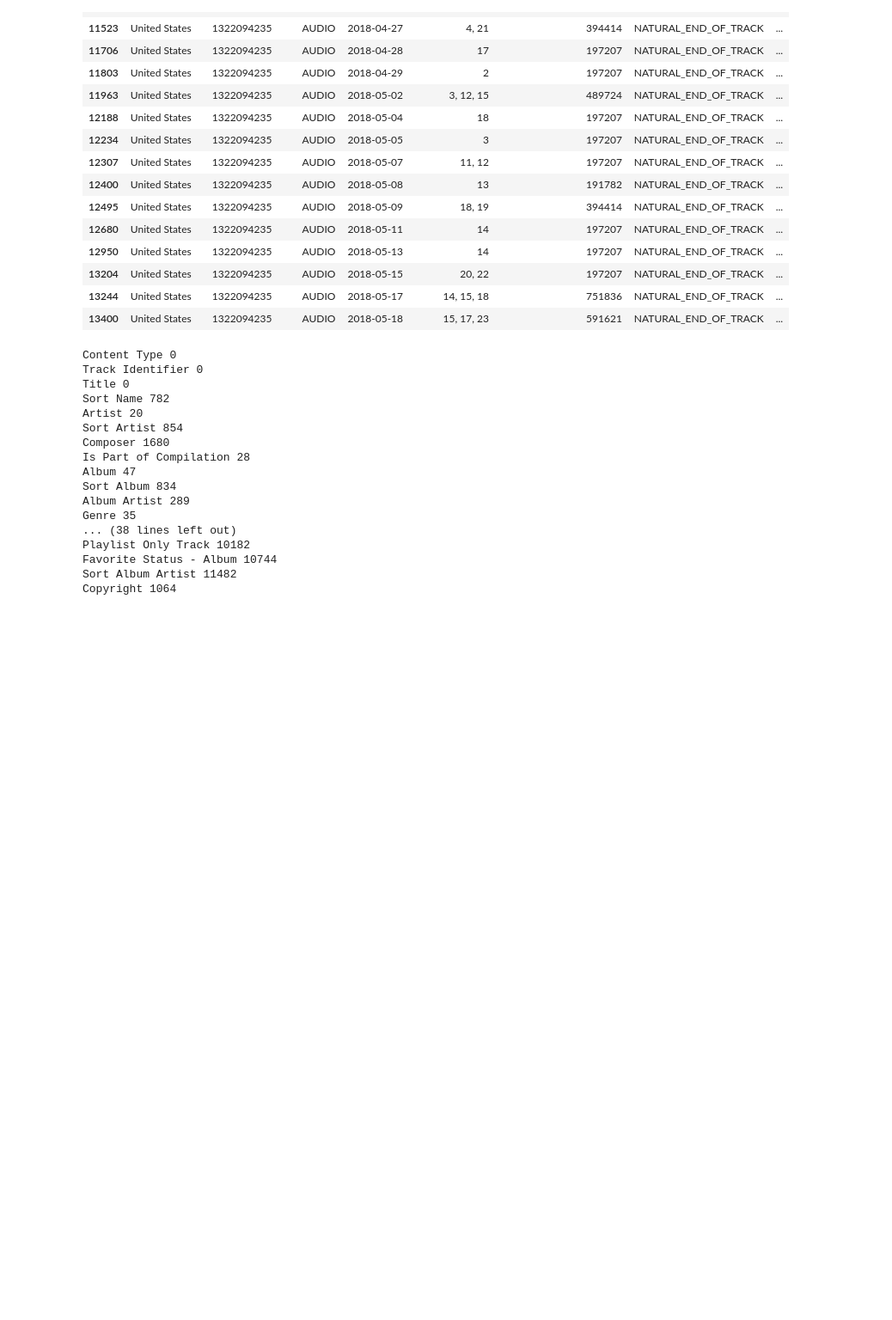
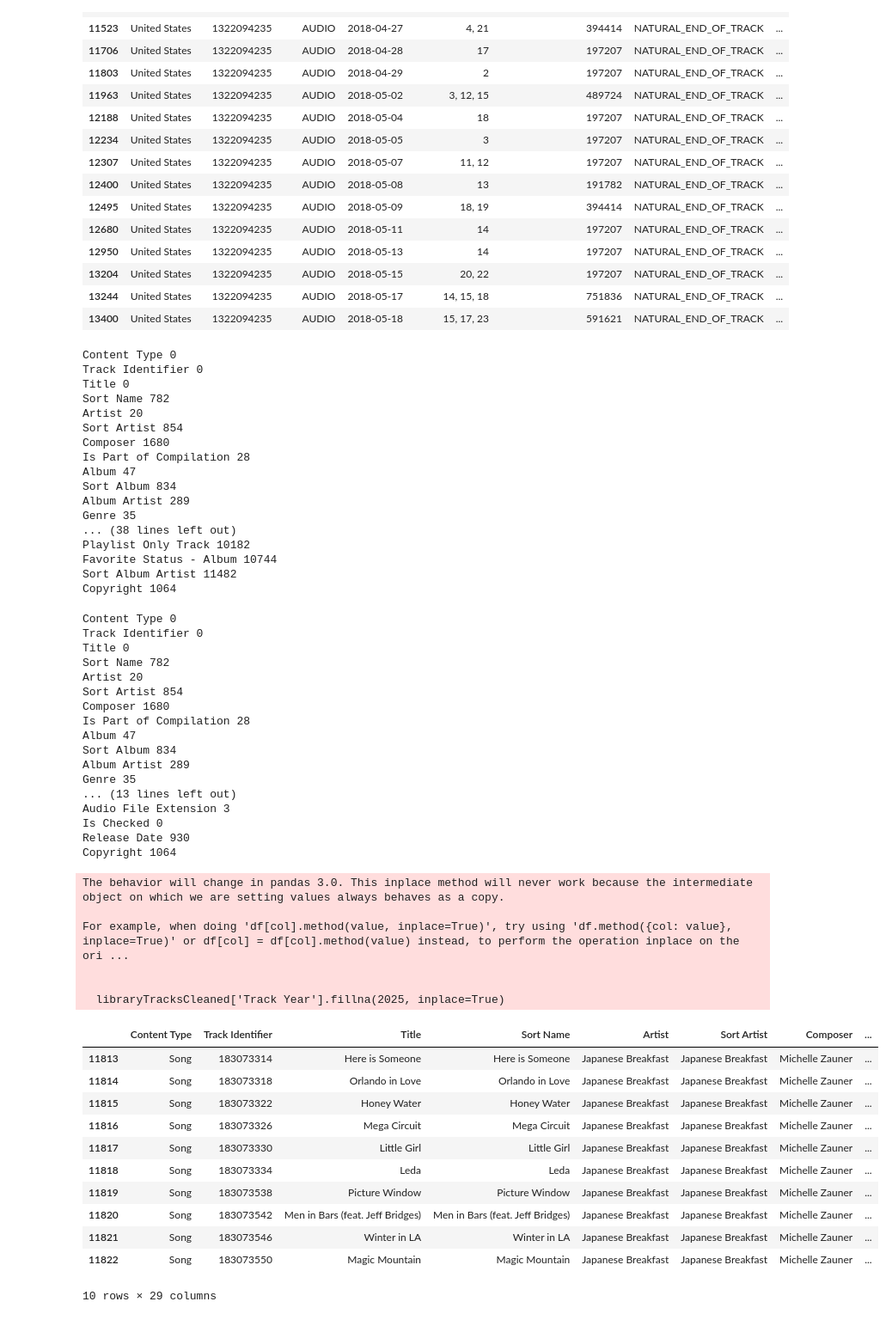
Before and after one commit to kurt-jr/Genius, a Jupyter notebook: AppleMusic.ipynb, the cells around one changed output. Shown: that part at 86% size. Saved outputs shown, nothing was run; the diff lists cells and outputs as text; code cells hidden in the pictures; blank space fills up the shorter version.

```diff
--- a/AppleMusic.ipynb
+++ b/AppleMusic.ipynb
@@ -130,0 +138,41 @@ Copyright 1064
+# %%
+for colunm in libraryTracksCleaned.columns:
+    print(colunm, libraryTracksCleaned[colunm].isna().sum())
+#libraryTracksCleaned[libraryTracksCleaned['Track Year'].isna()]
+libraryTracksCleaned['Track Year'].fillna(2025, inplace=True)
+# %% [output]
+Content Type 0
+Track Identifier 0
+Title 0
+Sort Name 782
+Artist 20
+Sort Artist 854
+Composer 1680
+Is Part of Compilation 28
+Album 47
+Sort Album 834
+Album Artist 289
+Genre 35
+... (13 lines left out)
+Audio File Extension 3
+Is Checked 0
+Release Date 930
+Copyright 1064
+The behavior will change in pandas 3.0. This inplace method will never work because the intermediate object on which we are setting values always behaves as a copy.
+
+For example, when doing 'df[col].method(value, inplace=True)', try using 'df.method({col: value}, inplace=True)' or df[col] = df[col].method(value) instead, to perform the operation inplace on the ori ...
+
+
+  libraryTracksCleaned['Track Year'].fillna(2025, inplace=True)
+|  | Content Type | Track Identifier | Title | Sort Name | Artist | Sort Artist | Composer | ... |
+| 11813 | Song | 183073314 | Here is Someone | Here is Someone | Japanese Breakfast | Japanese Breakfast | Michelle Zauner | ... |
+| 11814 | Song | 183073318 | Orlando in Love | Orlando in Love | Japanese Breakfast | Japanese Breakfast | Michelle Zauner | ... |
+| 11815 | Song | 183073322 | Honey Water | Honey Water | Japanese Breakfast | Japanese Breakfast | Michelle Zauner | ... |
+| 11816 | Song | 183073326 | Mega Circuit | Mega Circuit | Japanese Breakfast | Japanese Breakfast | Michelle Zauner | ... |
+| 11817 | Song | 183073330 | Little Girl | Little Girl | Japanese Breakfast | Japanese Breakfast | Michelle Zauner | ... |
+| 11818 | Song | 183073334 | Leda | Leda | Japanese Breakfast | Japanese Breakfast | Michelle Zauner | ... |
+| 11819 | Song | 183073538 | Picture Window | Picture Window | Japanese Breakfast | Japanese Breakfast | Michelle Zauner | ... |
+| 11820 | Song | 183073542 | Men in Bars (feat. Jeff Bridges) | Men in Bars (feat. Jeff Bridges) | Japanese Breakfast | Japanese Breakfast | Michelle Zauner | ... |
+| 11821 | Song | 183073546 | Winter in LA | Winter in LA | Japanese Breakfast | Japanese Breakfast | Michelle Zauner | ... |
+| 11822 | Song | 183073550 | Magic Mountain | Magic Mountain | Japanese Breakfast | Japanese Breakfast | Michelle Zauner | ... |
+10 rows × 29 columns
```
Also changed, not shown: parts of 2 cells of this notebook.
